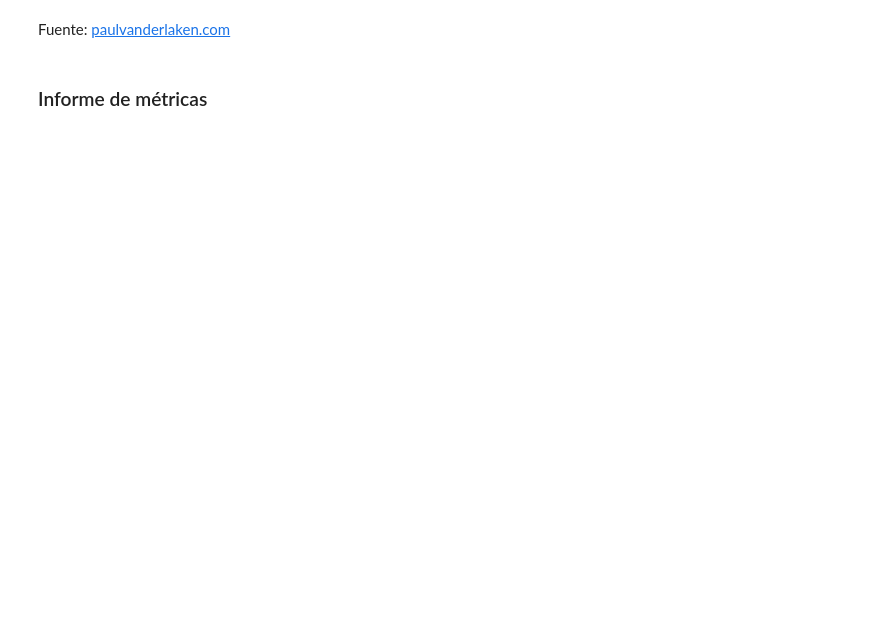
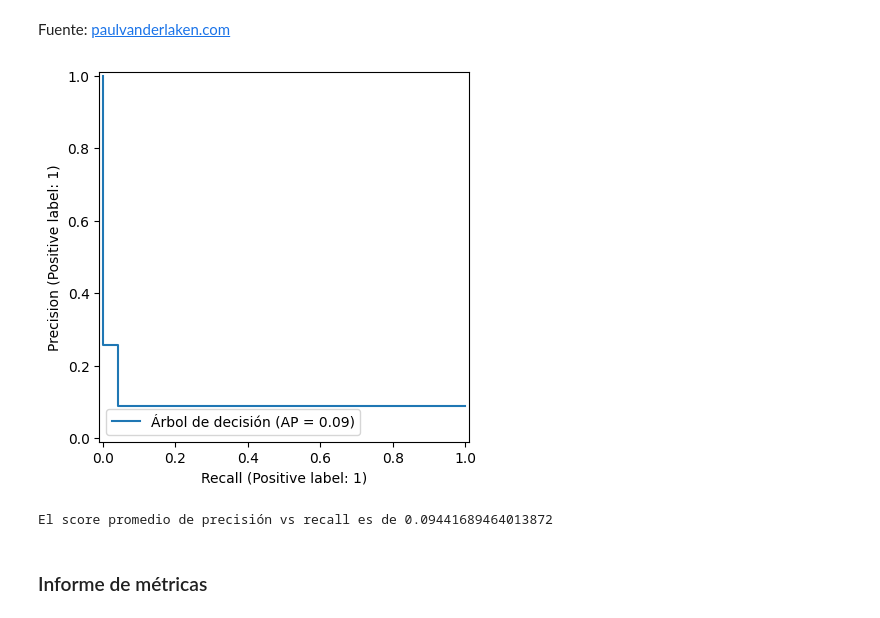
Before and after one commit to alejagamez26/DS, a Jupyter notebook: Clasificacion_validacion_y_metricas.ipynb, the cells around one changed output. Saved outputs shown, nothing was run; the diff lists cells and outputs as text; code cells hidden in the pictures; blank space fills up the shorter version.

```diff
--- a/Clasificacion_validacion_y_metricas.ipynb
+++ b/Clasificacion_validacion_y_metricas.ipynb
@@ -59,0 +171,4 @@ Fuente: [paulvanderlaken.com](https://paulvanderlaken.com/2019/08/16/roc-auc-pre
+# %%
+PrecisionRecallDisplay.from_predictions(y_val, y_prediccion, name="Árbol de decisión");
+# %% [output]
+[figure, added]
@@ -60,2 +177,6 @@ Fuente: [paulvanderlaken.com](https://paulvanderlaken.com/2019/08/16/roc-auc-pre
+# %%
+print(f'El score promedio de precisión vs recall es de {average_precision_score(y_val,y_prediccion)}')
+# %% [output]
+El score promedio de precisión vs recall es de 0.09441689464013872
 # %% [markdown]
 ### Informe de métricas
```
Also changed, not shown: parts of 56 cells of this notebook.
